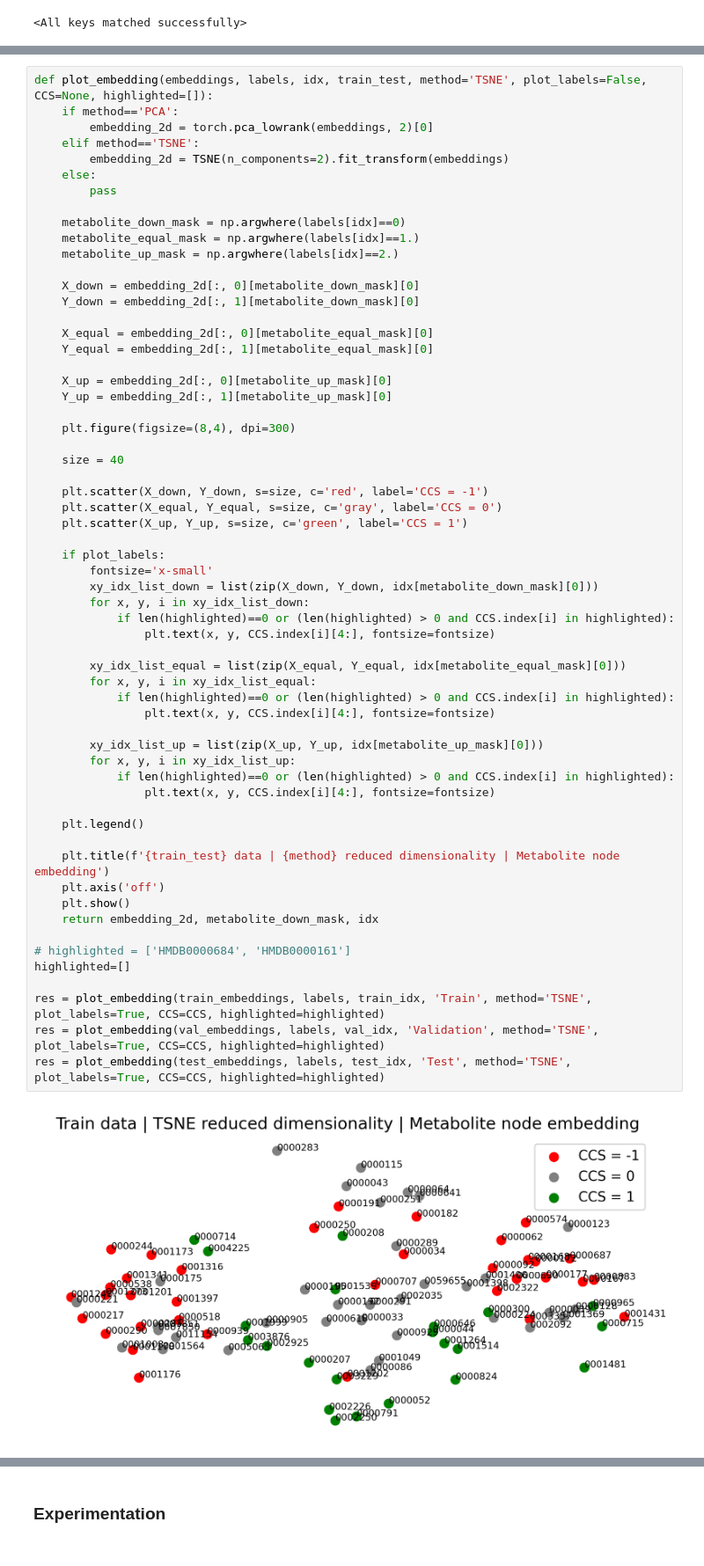
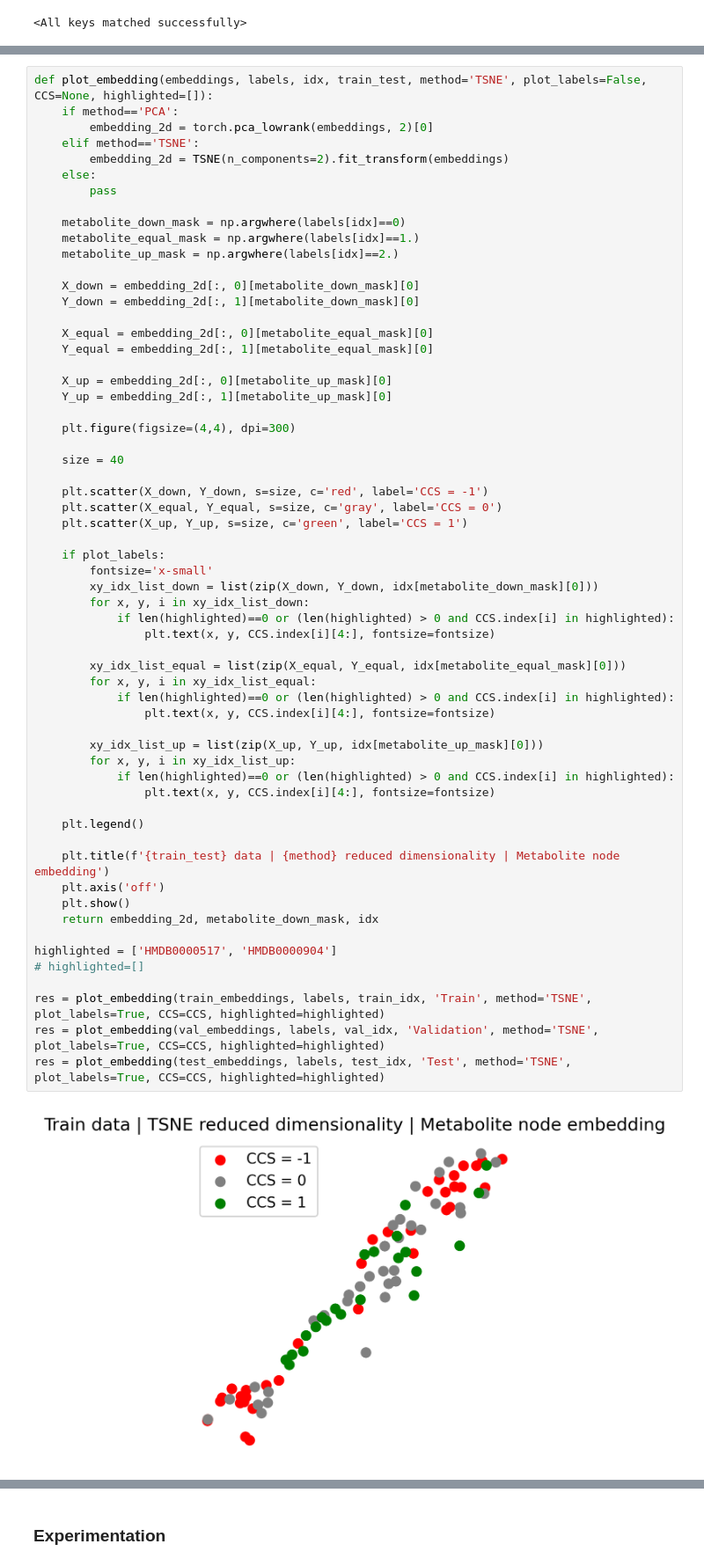
Before and after one commit to nmvdlei/PPMI_MAGNN, a Jupyter notebook: Inspect_model.ipynb, the cells around one changed output, grey strips where cells are left out. Shown at 88% size. Cells and saved outputs as stored; diff of their text form.

```diff
--- a/Inspect_model.ipynb
+++ b/Inspect_model.ipynb
@@ -127,7 +122,7 @@ def plot_embedding(embeddings, labels, idx, train_test, method='TSNE', plot_labe
     X_up = embedding_2d[:, 0][metabolite_up_mask][0]
     Y_up = embedding_2d[:, 1][metabolite_up_mask][0]
 
-    plt.figure(figsize=(8,4), dpi=300)
+    plt.figure(figsize=(4,4), dpi=300)
 
     size = 40
 
@@ -137,33 +132,33 @@ def plot_embedding(embeddings, labels, idx, train_test, method='TSNE', plot_labe
 
     if plot_labels:
         fontsize='x-small'
         xy_idx_list_down = list(zip(X_down, Y_down, idx[metabolite_down_mask][0]))
         for x, y, i in xy_idx_list_down:
             if len(highlighted)==0 or (len(highlighted) > 0 and CCS.index[i] in highlighted):
                 plt.text(x, y, CCS.index[i][4:], fontsize=fontsize)
 
         xy_idx_list_equal = list(zip(X_equal, Y_equal, idx[metabolite_equal_mask][0]))
         for x, y, i in xy_idx_list_equal:
             if len(highlighted)==0 or (len(highlighted) > 0 and CCS.index[i] in highlighted):
                 plt.text(x, y, CCS.index[i][4:], fontsize=fontsize)
 
         xy_idx_list_up = list(zip(X_up, Y_up, idx[metabolite_up_mask][0]))
         for x, y, i in xy_idx_list_up:
             if len(highlighted)==0 or (len(highlighted) > 0 and CCS.index[i] in highlighted):
                 plt.text(x, y, CCS.index[i][4:], fontsize=fontsize)
 
     plt.legend()
 
     plt.title(f'{train_test} data | {method} reduced dimensionality | Metabolite node embedding')
     plt.axis('off')
     plt.show()
     return embedding_2d, metabolite_down_mask, idx
 
-# highlighted = ['HMDB0000684', 'HMDB0000161']
-highlighted=[]
+highlighted = ['HMDB0000517', 'HMDB0000904']
+# highlighted=[]
 
 res = plot_embedding(train_embeddings, labels, train_idx, 'Train', method='TSNE', plot_labels=True, CCS=CCS, highlighted=highlighted)
 res = plot_embedding(val_embeddings, labels, val_idx, 'Validation', method='TSNE', plot_labels=True, CCS=CCS, highlighted=highlighted)
 res = plot_embedding(test_embeddings, labels, test_idx, 'Test', method='TSNE', plot_labels=True, CCS=CCS, highlighted=highlighted)
 # %% [output]
-[figure, old version]
+[figure, new version]
```
Also changed, not shown: parts of 17 cells of this notebook.
